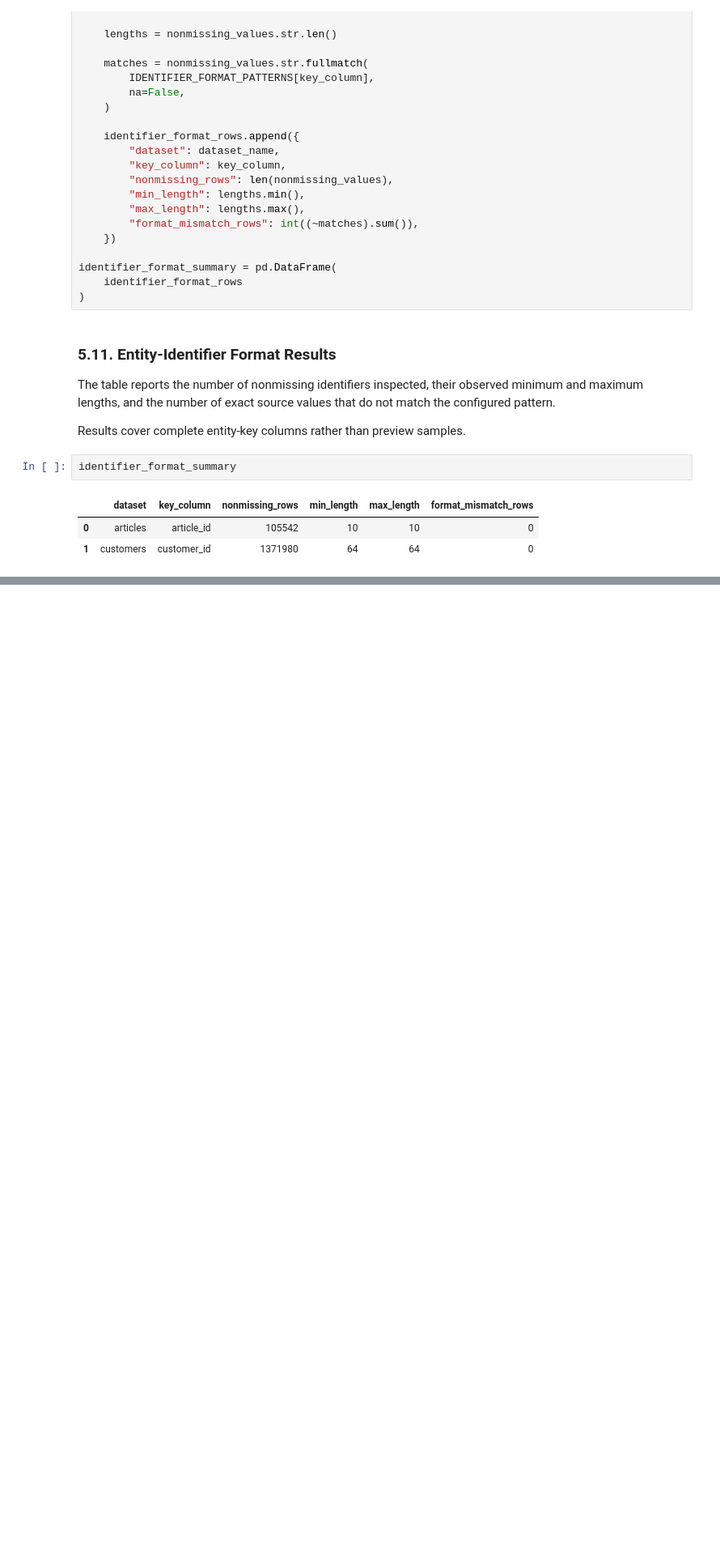
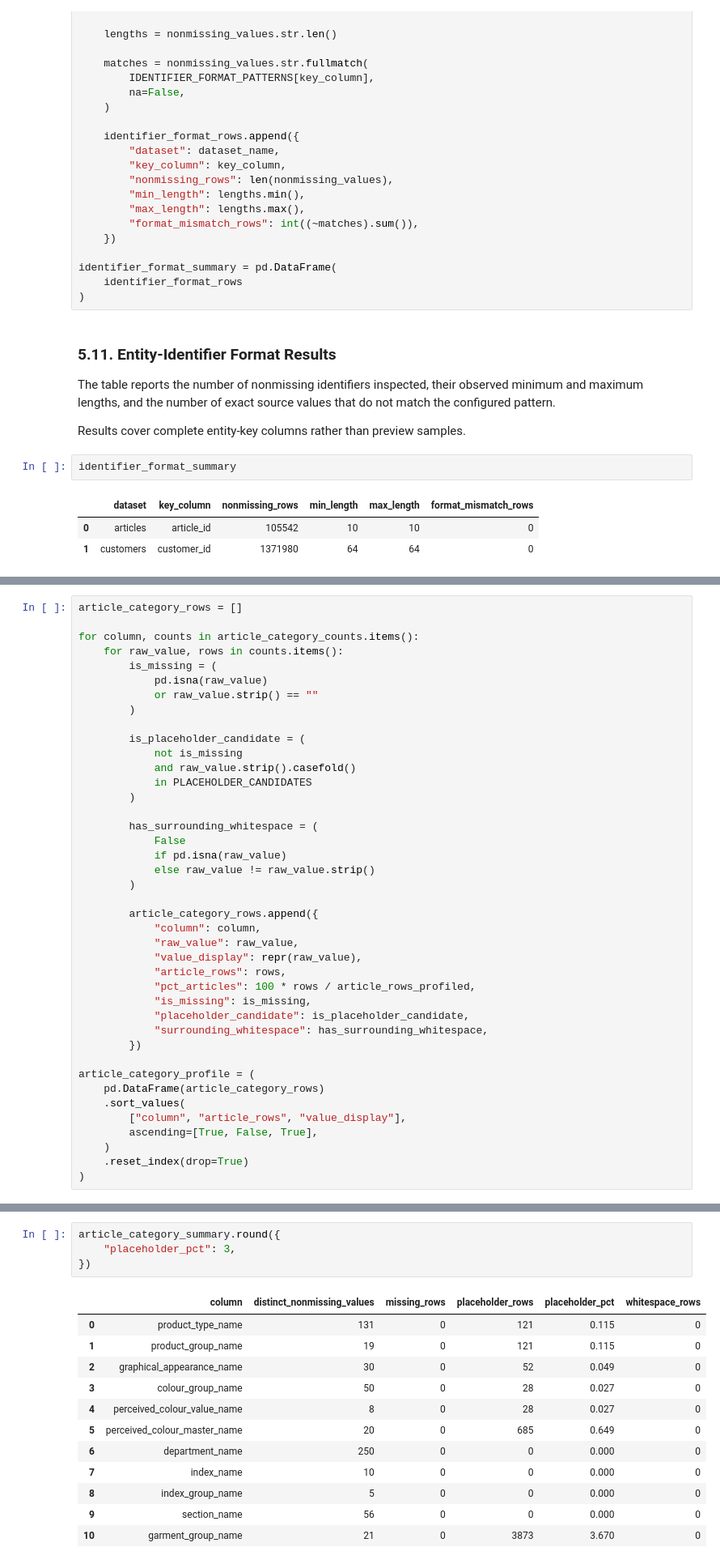
Before and after one commit to Songhai9/atelier-ai-project, a Jupyter notebook: notebooks/atelier_ai.ipynb, the cells around one changed output, grey strips where cells are left out. Shown at 81% size. Drawn from its saved outputs; the diff is of its cells as text; blank space fills up the shorter version.

Commit message:
get article category profiling

```diff
--- a/notebooks/atelier_ai.ipynb
+++ b/notebooks/atelier_ai.ipynb
@@ -1023,0 +1098,41 @@ identifier_format_summary
+# %%
+article_category_rows = []
+
+for column, counts in article_category_counts.items():
+    for raw_value, rows in counts.items():
+        is_missing = (
+            pd.isna(raw_value)
+            or raw_value.strip() == ""
+        )
+
+        is_placeholder_candidate = (
+            not is_missing
+            and raw_value.strip().casefold()
+            in PLACEHOLDER_CANDIDATES
+        )
+
+        has_surrounding_whitespace = (
+            False
+            if pd.isna(raw_value)
+            else raw_value != raw_value.strip()
+        )
+
+        article_category_rows.append({
+            "column": column,
+            "raw_value": raw_value,
+            "value_display": repr(raw_value),
+            "article_rows": rows,
+            "pct_articles": 100 * rows / article_rows_profiled,
+            "is_missing": is_missing,
+            "placeholder_candidate": is_placeholder_candidate,
+            "surrounding_whitespace": has_surrounding_whitespace,
+        })
+
+article_category_profile = (
+    pd.DataFrame(article_category_rows)
+    .sort_values(
+        ["column", "article_rows", "value_display"],
+        ascending=[True, False, True],
+    )
+    .reset_index(drop=True)
+)
@@ -1023,0 +1192,17 @@ identifier_format_summary
+# %%
+article_category_summary.round({
+    "placeholder_pct": 3,
+})
+# %% [output]
+|  | column | distinct_nonmissing_values | missing_rows | placeholder_rows | placeholder_pct | whitespace_rows |
+| 0 | product_type_name | 131 | 0 | 121 | 0.115 | 0 |
+| 1 | product_group_name | 19 | 0 | 121 | 0.115 | 0 |
+| 2 | graphical_appearance_name | 30 | 0 | 52 | 0.049 | 0 |
+| 3 | colour_group_name | 50 | 0 | 28 | 0.027 | 0 |
+| 4 | perceived_colour_value_name | 8 | 0 | 28 | 0.027 | 0 |
+| 5 | perceived_colour_master_name | 20 | 0 | 685 | 0.649 | 0 |
+| 6 | department_name | 250 | 0 | 0 | 0.000 | 0 |
+| 7 | index_name | 10 | 0 | 0 | 0.000 | 0 |
+| 8 | index_group_name | 5 | 0 | 0 | 0.000 | 0 |
+| 9 | section_name | 56 | 0 | 0 | 0.000 | 0 |
+| 10 | garment_group_name | 21 | 0 | 3873 | 3.670 | 0 |
```
Also changed, not shown: parts of 6 cells of this notebook.
